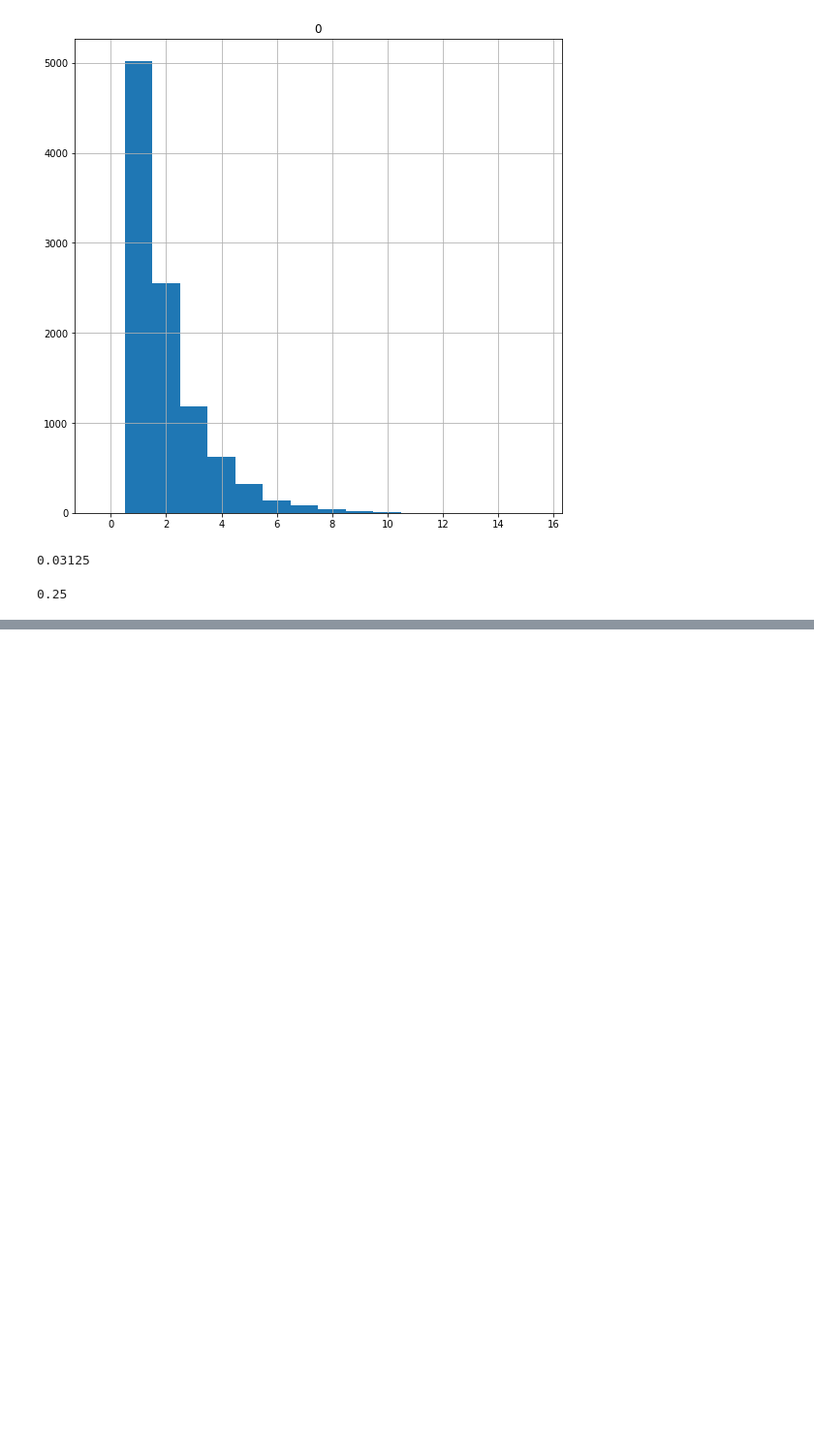
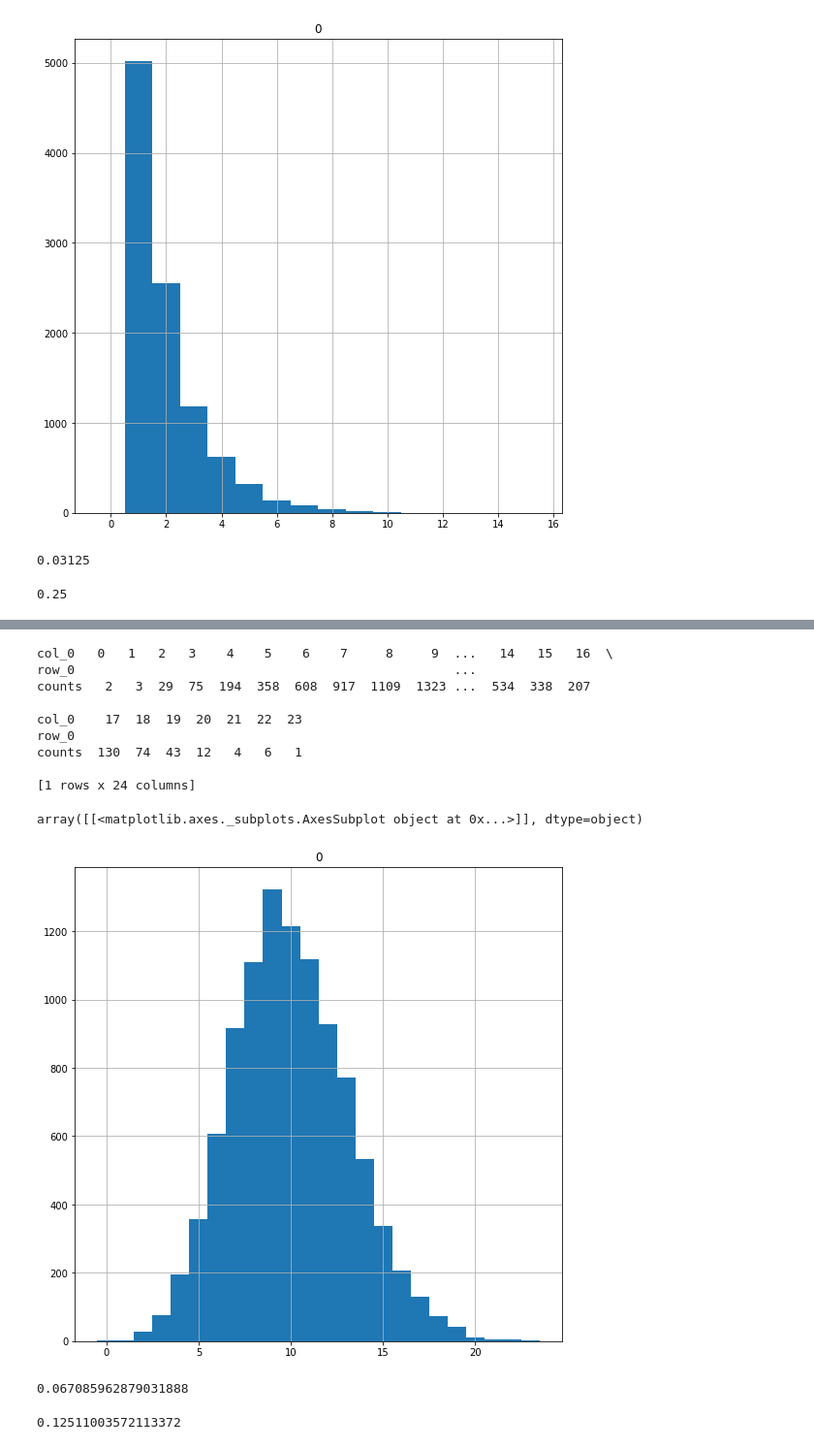
Before and after one commit to lqleon1214/data_analysis_test, a Jupyter notebook: chp9.2-probability distributions.ipynb, the cells around one changed output, grey strips where cells are left out. Shown at 97% size. Cells and saved outputs as stored; diff of their text form; code cells hidden in the pictures; blank space fills up the shorter version.

```diff
--- a/chp9.2-probability distributions.ipynb
+++ b/chp9.2-probability distributions.ipynb
@@ -171,0 +194,25 @@ stats.geom.pmf(k=2, p=0.5)
+# %%
+random.seed(2016)
+arrival_rate_1 = stats.poisson.rvs(size=10000, mu=10)
+print(pd.crosstab(index='counts', columns=arrival_rate_1))
+pd.DataFrame(arrival_rate_1).hist(range=(-0.5, max(arrival_rate_1) + 0.5), bins=max(arrival_rate_1) + 1)
+# %% [output]
+col_0   0   1   2   3    4    5    6    7     8     9  ...   14   15   16  \
+row_0                                                  ...
+counts   2   3  29  75  194  358  608  917  1109  1323 ...  534  338  207
+
+col_0    17  18  19  20  21  22  23
+row_0
+counts  130  74  43  12   4   6   1
+
+[1 rows x 24 columns]
+array([[<matplotlib.axes._subplots.AxesSubplot object at 0x...>]], dtype=object)
+[figure, added]
+# %%
+stats.poisson.cdf(k=5, mu=10)     # 每时间单位10辆车到站，那么小于或等于5辆的概率？
+# %% [output]
+0.067085962879031888
+# %%
+stats.poisson.pmf(k=10, mu=10)    # 没时间单位10辆车到站，正好10辆到站的概率密度。
+# %% [output]
+0.12511003572113372
```
Also changed, not shown: parts of 12 cells of this notebook.
